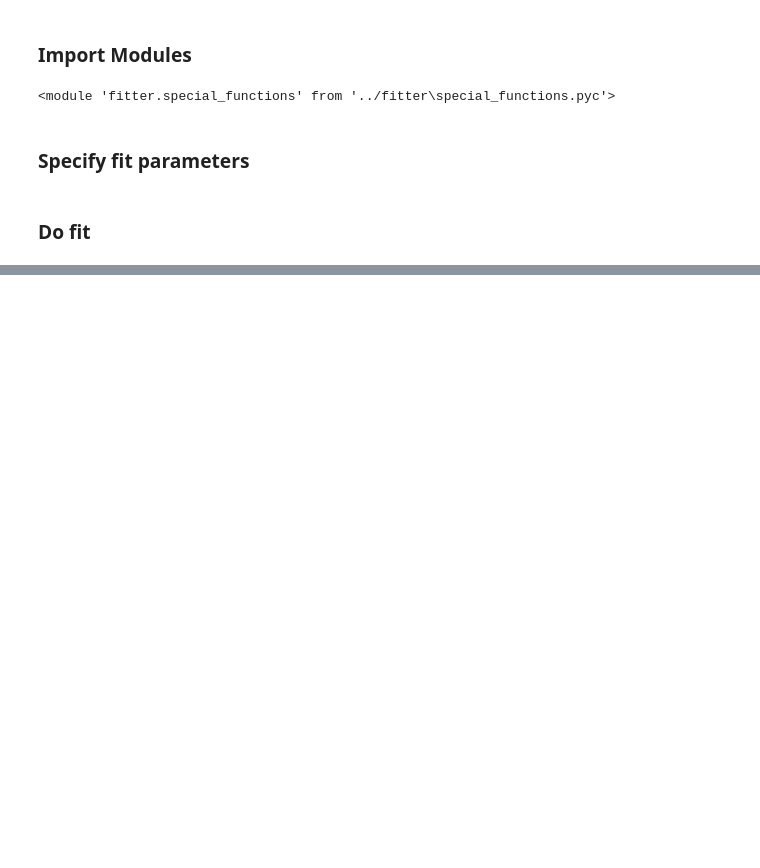
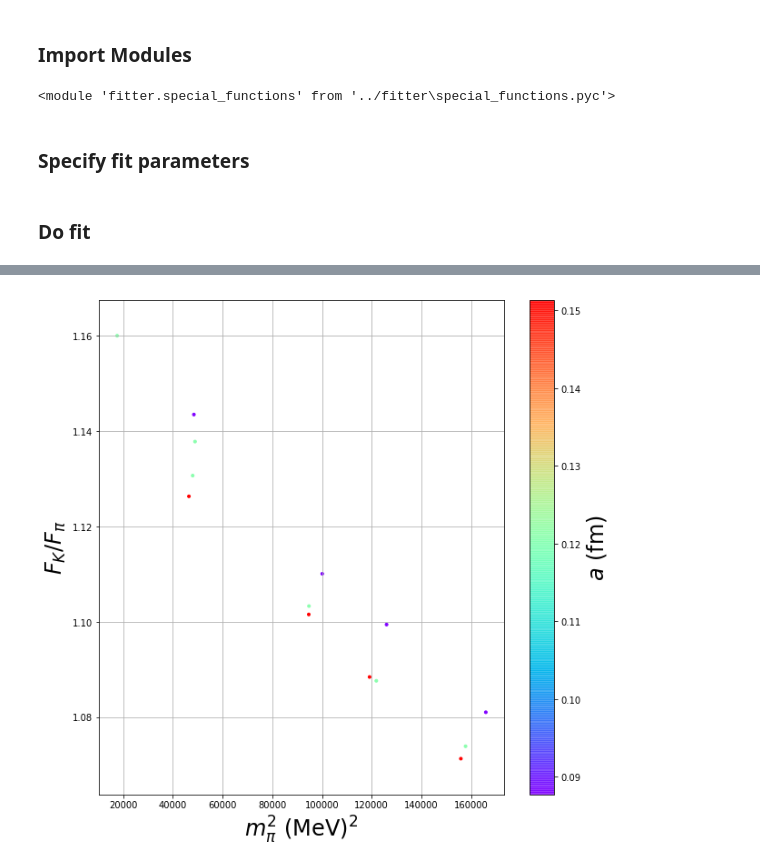
Before and after one commit to callat-qcd/project_fkfpi, a Jupyter notebook: notebooks/determine_lecs.ipynb, the cells around one changed output, grey strips where cells are left out. Saved outputs shown, nothing was run; the diff lists cells and outputs as text; code cells hidden in the pictures; blank space fills up the shorter version.

Commit message:
bootstrapper: split plot_parameters into separate fcn for plotting fits

```diff
--- a/notebooks/determine_lecs.ipynb
+++ b/notebooks/determine_lecs.ipynb
@@ -100,0 +101,97 @@ Total time (s):  4.15400004387
+# %%
+    def plot_parameters(self, xy_parameters, color_parameter=None,
+                        xfcn=None, xlabel=None, yfcn=None, ylabel=None):
+
+        # used to convert to phys units
+        hbar_c = 197.327
+
+        if xlabel is None:
+            xlabel = self._fmt_key_as_latex(xy_parameters[0])
+        if ylabel is None:
+            ylabel = self._fmt_key_as_latex(xy_parameters[1])
+
+        if xfcn is None:
+            xfcn = lambda x : 1 * x
+        if yfcn is None:
+            yfcn = lambda y : 1 * y
+
+        # Make plot data
+        plot_data = {}
+        myfcn = [xfcn, yfcn]
+        for j, parameter in enumerate(xy_parameters):
+            if parameter in ['FK/Fpi', 'FK / Fpi']:
+                plot_data[j] = {abbr :  myfcn[j](self.fit_data[abbr]['FK'] /self.fit_data[abbr]['Fpi']) for abbr in self.abbrs}
+            elif parameter in ['mpi', 'mju', 'mru', 'mk', 'mrs', 'mss', 'FK', 'Fpi']:
+                # Convert to physical units
+
+                plot_data[j] = {}
+                for abbr in self.abbrs:
+                    plot_data[j][abbr] = myfcn[j](self.fit_data[abbr][parameter] *hbar_c / (self.fit_data[abbr]['a']))
+            else:
+                plot_data[j] = {abbr :  myfcn[j](self.fit_data[abbr][parameter]) for abbr in self.abbrs}
+
+
+        # Get data for color coding graph
+        if color_parameter is None:
+            color_parameter = 'a'
+
+        if color_parameter in ['a']:
+            color_data = {abbr : np.repeat(self.fit_data[abbr]['a'], self.bs_N).ravel() for abbr in self.abbrs}
+        elif color_parameter in ['L']:
+            color_data = {abbr : np.repeat(gv.mean(self.fit_data[abbr][color_parameter]), self.bs_N).ravel() for abbr in self.abbrs}
+        elif color_parameter == 'MpiL':
+            color_data = {abbr : gv.mean(self.fit_data[abbr][color_parameter]).ravel() for abbr in self.abbrs}
+        else:
+            color_data = {abbr : gv.mean(self.fit_data[abbr][color_parameter]).ravel() for abbr in self.abbrs}
+
+        # Color by lattice spacing/length
+        cmap = matplotlib.cm.get_cmap('rainbow')
+        min_max = lambda x : [np.min(x), np.max(x)]
+        minimum, maximum = min_max(np.concatenate([gv.mean(color_data[abbr]) for abbr in self.abbrs]))
+        norm = matplotlib.colors.Normalize(vmin=minimum, vmax=maximum)
+
+        # Get scatter plot & color data
+        x = np.zeros(self.bs_N * len(self.abbrs))
+        y = np.zeros(self.bs_N * len(self.abbrs))
+        z = np.zeros(self.bs_N * len(self.abbrs))
+        for j, abbr in enumerate(self.abbrs):
+            x[j*self.bs_N:(j+1)*self.bs_N] = gv.mean(plot_data[0][abbr])
+            y[j*self.bs_N:(j+1)*self.bs_N] = gv.mean(plot_data[1][abbr])
+            z[j*self.bs_N:(j+1)*self.bs_N] = gv.mean(color_data[abbr])
+
+        # Plot data
+        sc = plt.scatter(x, y, c=z, vmin=minimum, vmax=maximum,
+                         cmap=cmap, rasterized=True, marker=".", alpha=100.0/self.bs_N)
+
+        # Plot labels
+        plt.grid()
+        plt.xlabel(xlabel, fontsize = 24)
+        plt.ylabel(ylabel, fontsize = 24)
+
+        # Format colorbar
+        color_bar = plt.colorbar(sc)
+        color_bar.set_alpha(0.8)
+        color_bar.draw_all()
+        color_bar.set_label(self._fmt_key_as_latex(color_parameter), fontsize = 24)
+
+        # Set xlim, ylim -- only works if xy_parameters[i] is a vector, not a scalar
+        min_max = lambda x : [np.min(x), np.max(x)]
+        try:
+            xmin, xmax = min_max(np.concatenate([gv.mean(plot_data[0][abbr]) for abbr in self.abbrs]))
+            ymin, ymax = min_max(np.concatenate([gv.mean(plot_data[1][abbr]) for abbr in self.abbrs]))
+            xdelta = xmax - xmin
+            ydelta = ymax - ymin
+            plt.xlim(xmin-0.05*xdelta, xmax+0.05*xdelta) #xmin-0.05*xdelta
+            #plt.ylim(ymin-0.05*ydelta, ymax+0.05*ydelta)
+        except ValueError:
+            pass
+
+        fig = plt.gcf()
+        plt.close()
+        return fig
+
+    squared = lambda x : x**2
+    plot_parameters(bootstrapper, xy_parameters=['mpi', 'FK/Fpi'],
+                    xfcn=squared, xlabel='$m_\pi^2$ (MeV)$^2$', color_parameter='a')
+# %% [output]
+[figure, added]
```
Also changed, not shown: parts of 2 cells of this notebook, 1 other file.
